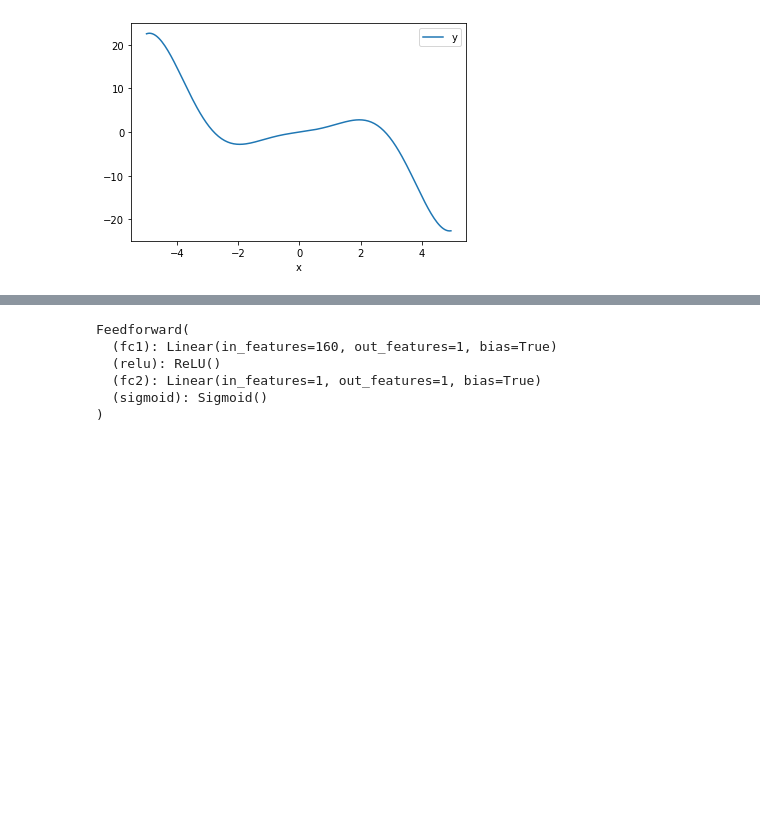
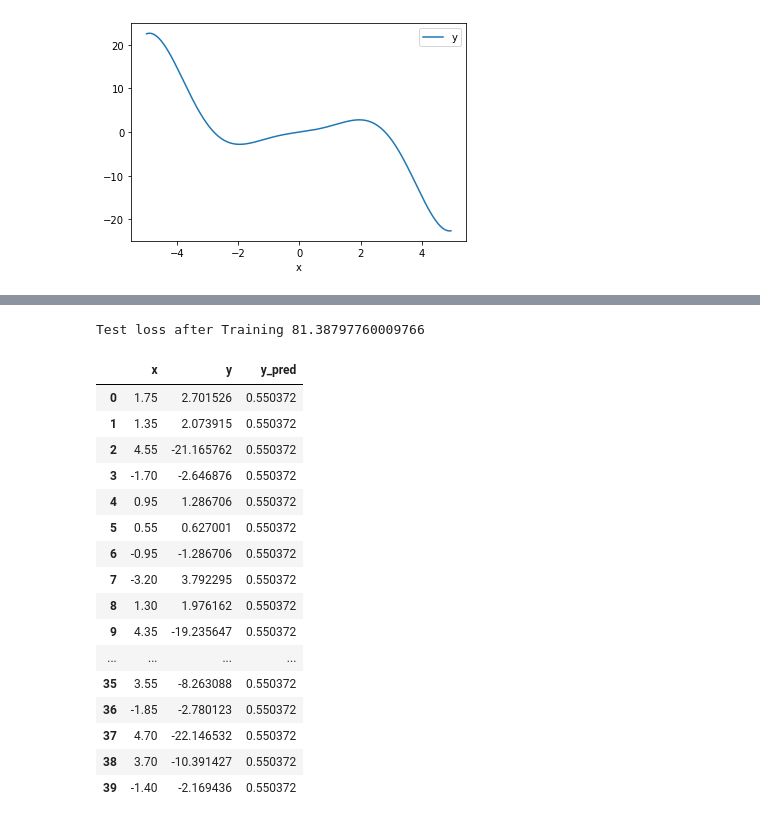
Before and after one commit to wlangenberg/School-Work, a Jupyter notebook: MasterMT7042/Project1/Analysis/Untitled.ipynb, the cells around one changed output, grey strips where cells are left out. Drawn from its saved outputs; the diff is of its cells as text; code cells hidden in the pictures; blank space fills up the shorter version.

```diff
--- a/MasterMT7042/Project1/Analysis/Untitled.ipynb
+++ b/MasterMT7042/Project1/Analysis/Untitled.ipynb
@@ -36,20 +22,30 @@ class Feedforward(torch.nn.Module):
             self.hidden_size  = hidden_size
             self.fc1 = torch.nn.Linear(self.input_size, self.hidden_size)
             self.relu = torch.nn.ReLU()
-            self.fc2 = torch.nn.Linear(self.hidden_size, 1)
+            self.fc2 = torch.nn.Linear(self.hidden_size, self.hidden_size)
+            self.relu = torch.nn.ReLU()
+            self.fc3 = torch.nn.Linear(self.hidden_size, 1)
+            self.relu = torch.nn.ReLU()
             self.sigmoid = torch.nn.Sigmoid()
+
         def forward(self, x):
-            hidden = self.fc1(x)
-            relu = self.relu(hidden)
-            output = self.fc2(relu)
+            input_layer = self.fc1(x)
+            hidden1 = self.relu(input_layer)
+            hidden2 = self.fc2(hidden1)
+            hidden22 = self.relu(hidden2)
+            output = self.fc3(hidden22)
             output = self.sigmoid(output)
             return output
 # %%
-X_train = torch.FloatTensor(X_train.values)
-X_test = torch.FloatTensor(X_test.values)
-y_train = torch.FloatTensor(y_train.values)
-y_test = torch.FloatTensor(y_test.values)
+# Splitting data into 90/10 train/test datasets.
+x_train, x_test, y_train, y_test = train_test_split(df.x, df.y, test_size=0.20, random_state=99)
+df_train, df_test = train_test_split(df, test_size=0.20, random_state=99)
+
+X_train = torch.FloatTensor(x_train.values).reshape((160,1))
+X_test = torch.FloatTensor(x_test.values).reshape((40,1))
+Y_train = torch.FloatTensor(y_train.values).reshape((160,1))
+Y_test = torch.FloatTensor(y_test.values).reshape((40,1))
 # %%
-model = Feedforward(160, 1)
+model = Feedforward(1, 50)
 criterion = torch.nn.MSELoss()
-optimizer = torch.optim.SGD(model.parameters(), lr = 0.01)
+optimizer = torch.optim.SGD(model.parameters(), lr = 1)
@@ -91,9 +89,27 @@ Epoch 19: train loss: 102.75364685058594
 # %%
 model.eval()
+y_pred = model(X_test)
+validation_loss = criterion(model(X_test).squeeze(), Y_test).item()
+print('Test loss after Training' , after_train.item())
 # %% [output]
-Feedforward(
-  (fc1): Linear(in_features=160, out_features=1, bias=True)
-  (relu): ReLU()
-  (fc2): Linear(in_features=1, out_features=1, bias=True)
-  (sigmoid): Sigmoid()
-)
+Test loss after Training 81.38797760009766
+# %%
+pd.DataFrame({'x': X_test.detach().numpy().flatten(), 'y' : Y_test.detach().numpy().flatten(), 'y_pred' : y_pred.detach().numpy().flatten()})
+# %% [output]
+|  | x | y | y_pred |
+| 0 | 1.75 | 2.701526 | 0.550372 |
+| 1 | 1.35 | 2.073915 | 0.550372 |
+| 2 | 4.55 | -21.165762 | 0.550372 |
+| 3 | -1.70 | -2.646876 | 0.550372 |
+| 4 | 0.95 | 1.286706 | 0.550372 |
+| 5 | 0.55 | 0.627001 | 0.550372 |
+| 6 | -0.95 | -1.286706 | 0.550372 |
+| 7 | -3.20 | 3.792295 | 0.550372 |
+| 8 | 1.30 | 1.976162 | 0.550372 |
+| 9 | 4.35 | -19.235647 | 0.550372 |
+| ... | ... | ... | ... |
+| 35 | 3.55 | -8.263088 | 0.550372 |
+| 36 | -1.85 | -2.780123 | 0.550372 |
+| 37 | 4.70 | -22.146532 | 0.550372 |
+| 38 | 3.70 | -10.391427 | 0.550372 |
+| 39 | -1.40 | -2.169436 | 0.550372 |
```
Also changed, not shown: parts of 5 cells of this notebook.
